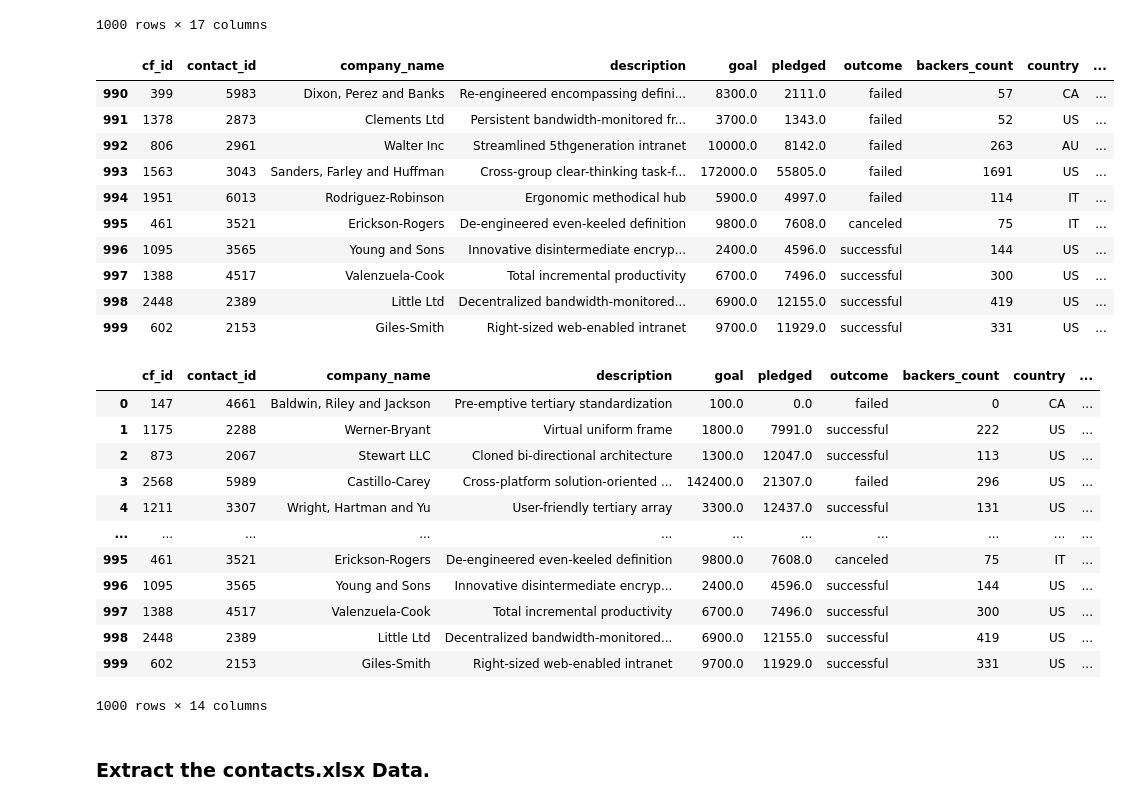
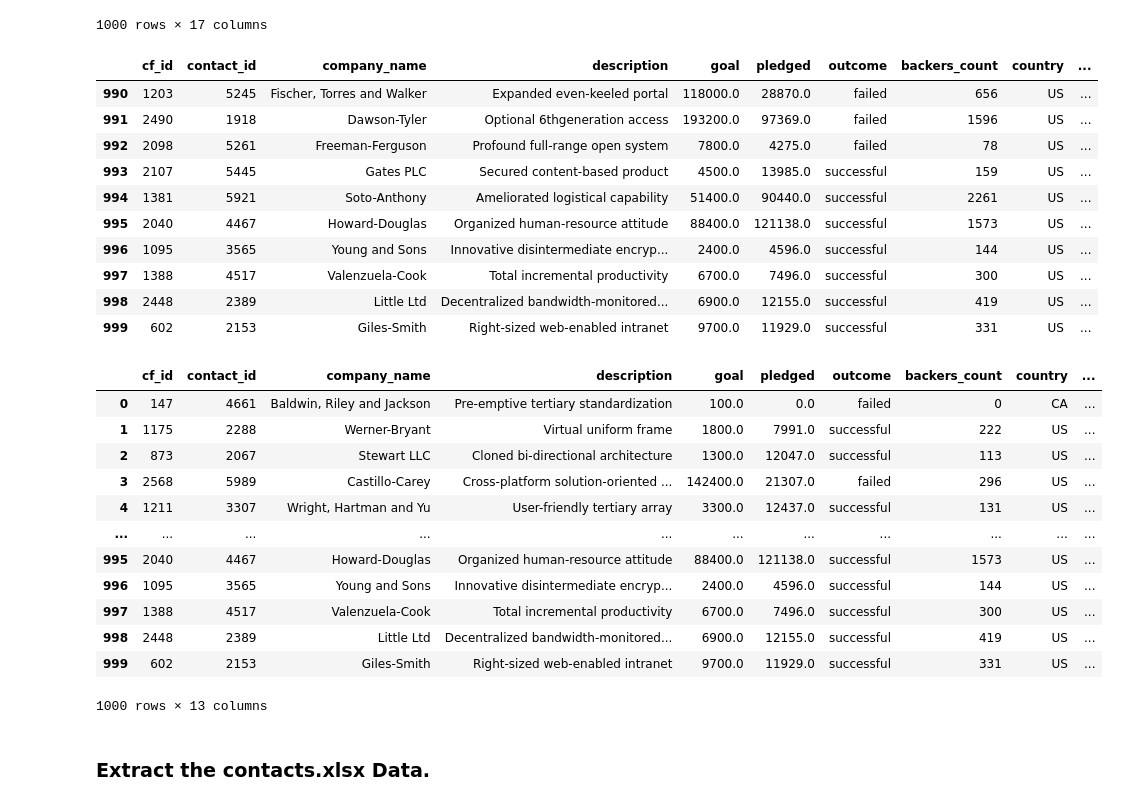
Before and after one commit to CalvinPedigo/Crowdfunding_ETL, a Jupyter notebook: ETL_Mini_Project_cpedigo_rcressall.ipynb, the cells around one changed output. Cells and saved outputs as stored; diff of their text form; code cells hidden in the pictures.

```diff
--- a/ETL_Mini_Project_cpedigo_rcressall.ipynb
+++ b/ETL_Mini_Project_cpedigo_rcressall.ipynb
@@ -135,16 +135,16 @@ print(scat_ids)
 # Create a category DataFrame
 category_df = pd.DataFrame({
     'category_id': cat_ids,
-    'category': unique_categories
+    'category': categories
 })
 
 # Create a subcategory DataFrame
-subcategory_ids = ["subcat" + str(i) for i in range(1, len(unique_subcategories) + 1)]
+subcategory_ids = ["subcat" + str(i) for i in range(1, len(subcategories) + 1)]
 
 # Create a subcategory DataFrame
 subcategory_df = pd.DataFrame({
     'subcategory_id': subcategory_ids,
-    'subcategory': unique_subcategories
+    'subcategory': subcategories
 })
 # %%
 category_df
@@ -220,6 +220,6 @@ campaign_df.head()
 # %%
 # Rename the blurb, launched_at, and deadline columns.
-crowdfunding_info_df = campaign_df.rename(columns={'blurb': 'description', 'launched_at': 'launch_date', 'deadline': 'end_date'})
-crowdfunding_info_df
+campaign_df = campaign_df.rename(columns={'blurb': 'description', 'launched_at': 'launch_date', 'deadline': 'end_date'})
+campaign_df
 # %% [output]
 |  | cf_id | contact_id | company_name | description | goal | pledged | outcome | backers_count | country | ... |
@@ -237,9 +237,9 @@ crowdfunding_info_df
 1000 rows × 17 columns
 # %%
 # Convert the goal and pledged columns to a `float` data type.
-crowdfunding_info_df['goal'] = crowdfunding_info_df['goal'].astype(float)
-crowdfunding_info_df['pledged'] = crowdfunding_info_df['pledged'].astype(float)
-crowdfunding_info_df
+campaign_df['goal'] = campaign_df['goal'].astype(float)
+campaign_df['pledged'] = campaign_df['pledged'].astype(float)
+campaign_df
 # %% [output]
 |  | cf_id | contact_id | company_name | description | goal | pledged | outcome | backers_count | country | ... |
 | 0 | 147 | 4661 | Baldwin, Riley and Jackson | Pre-emptive tertiary standardization | 100.0 | 0.0 | failed | 0 | CA | ... |
@@ -280,11 +280,11 @@ dtype: object
 # Format the launched_date and end_date columns to datetime format
 from datetime import datetime as dt
 
-crowdfunding_info_df['launch_date'] = pd.to_datetime(crowdfunding_info_df['launch_date']).dt.strftime('%Y-%m-%d')
-crowdfunding_info_df['end_date'] = pd.to_datetime(crowdfunding_info_df['end_date']).dt.strftime('%Y-%m-%d')
+campaign_df['launch_date'] = pd.to_datetime(campaign_df['launch_date']).dt.strftime('%Y-%m-%d')
+campaign_df['end_date'] = pd.to_datetime(campaign_df['end_date']).dt.strftime('%Y-%m-%d')
 
 
-crowdfunding_info_df
+campaign_df
 # %% [output]
 |  | cf_id | contact_id | company_name | description | goal | pledged | outcome | backers_count | country | ... |
 | 0 | 147 | 4661 | Baldwin, Riley and Jackson | Pre-emptive tertiary standardization | 100.0 | 0.0 | failed | 0 | CA | ... |
@@ -302,19 +302,19 @@ crowdfunding_info_df
 # %%
 # Merge the campaign_df with the category_df on the "category" column and
 campaign_merged_df = campaign_df.merge(category_df, on='category')
 
 # the subcategory_df on the "subcategory" column.
-campaign_merged_df = campaign_merged_df.merge(subcategory_df, on='subcategory')
+campaign_merged_df = campaign_df.merge(subcategory_df, on='subcategory')
 
 campaign_merged_df.tail(10)
 # %% [output]
 |  | cf_id | contact_id | company_name | description | goal | pledged | outcome | backers_count | country | ... |
-| 990 | 399 | 5983 | Dixon, Perez and Banks | Re-engineered encompassing defini... | 8300.0 | 2111.0 | failed | 57 | CA | ... |
-| 991 | 1378 | 2873 | Clements Ltd | Persistent bandwidth-monitored fr... | 3700.0 | 1343.0 | failed | 52 | US | ... |
-| 992 | 806 | 2961 | Walter Inc | Streamlined 5thgeneration intranet | 10000.0 | 8142.0 | failed | 263 | AU | ... |
-| 993 | 1563 | 3043 | Sanders, Farley and Huffman | Cross-group clear-thinking task-f... | 172000.0 | 55805.0 | failed | 1691 | US | ... |
-| 994 | 1951 | 6013 | Rodriguez-Robinson | Ergonomic methodical hub | 5900.0 | 4997.0 | failed | 114 | IT | ... |
-| 995 | 461 | 3521 | Erickson-Rogers | De-engineered even-keeled definition | 9800.0 | 7608.0 | canceled | 75 | IT | ... |
+| 990 | 1203 | 5245 | Fischer, Torres and Walker | Expanded even-keeled portal | 118000.0 | 28870.0 | failed | 656 | US | ... |
+| 991 | 2490 | 1918 | Dawson-Tyler | Optional 6thgeneration access | 193200.0 | 97369.0 | failed | 1596 | US | ... |
+| 992 | 2098 | 5261 | Freeman-Ferguson | Profound full-range open system | 7800.0 | 4275.0 | failed | 78 | US | ... |
+| 993 | 2107 | 5445 | Gates PLC | Secured content-based product | 4500.0 | 13985.0 | successful | 159 | US | ... |
+| 994 | 1381 | 5921 | Soto-Anthony | Ameliorated logistical capability | 51400.0 | 90440.0 | successful | 2261 | US | ... |
+| 995 | 2040 | 4467 | Howard-Douglas | Organized human-resource attitude | 88400.0 | 121138.0 | successful | 1573 | US | ... |
 | 996 | 1095 | 3565 | Young and Sons | Innovative disintermediate encryp... | 2400.0 | 4596.0 | successful | 144 | US | ... |
 | 997 | 1388 | 4517 | Valenzuela-Cook | Total incremental productivity | 6700.0 | 7496.0 | successful | 300 | US | ... |
 | 998 | 2448 | 2389 | Little Ltd | Decentralized bandwidth-monitored... | 6900.0 | 12155.0 | successful | 419 | US | ... |
@@ -323,7 +323,7 @@ campaign_merged_df.tail(10)
 # Drop unwanted columns
 columns_to_keep = ['cf_id', 'contact_id', 'company_name', 'description', 'goal', 'pledged',
        'outcome', 'backers_count', 'country', 'currency', 'launch_date',
-       'end_date', 'category_id', 'subcategory_id']
+       'end_date','subcategory_id']
 campaign_merged_df = campaign_merged_df[columns_to_keep]
 
 # Print the updated DataFrame
@@ -336,12 +336,12 @@ campaign_merged_df
 | 3 | 2568 | 5989 | Castillo-Carey | Cross-platform solution-oriented ... | 142400.0 | 21307.0 | failed | 296 | US | ... |
 | 4 | 1211 | 3307 | Wright, Hartman and Yu | User-friendly tertiary array | 3300.0 | 12437.0 | successful | 131 | US | ... |
 | ... | ... | ... | ... | ... | ... | ... | ... | ... | ... | ... |
-| 995 | 461 | 3521 | Erickson-Rogers | De-engineered even-keeled definition | 9800.0 | 7608.0 | canceled | 75 | IT | ... |
+| 995 | 2040 | 4467 | Howard-Douglas | Organized human-resource attitude | 88400.0 | 121138.0 | successful | 1573 | US | ... |
 | 996 | 1095 | 3565 | Young and Sons | Innovative disintermediate encryp... | 2400.0 | 4596.0 | successful | 144 | US | ... |
 | 997 | 1388 | 4517 | Valenzuela-Cook | Total incremental productivity | 6700.0 | 7496.0 | successful | 300 | US | ... |
 | 998 | 2448 | 2389 | Little Ltd | Decentralized bandwidth-monitored... | 6900.0 | 12155.0 | successful | 419 | US | ... |
 | 999 | 602 | 2153 | Giles-Smith | Right-sized web-enabled intranet | 9700.0 | 11929.0 | successful | 331 | US | ... |
-1000 rows × 14 columns
+1000 rows × 13 columns
 # %%
 # Export the DataFrame as a CSV file.
 campaign_merged_df.to_csv("Resources/campaign.csv", index=False)
```
Also changed, not shown: parts of 15 cells of this notebook, 2 other files.
